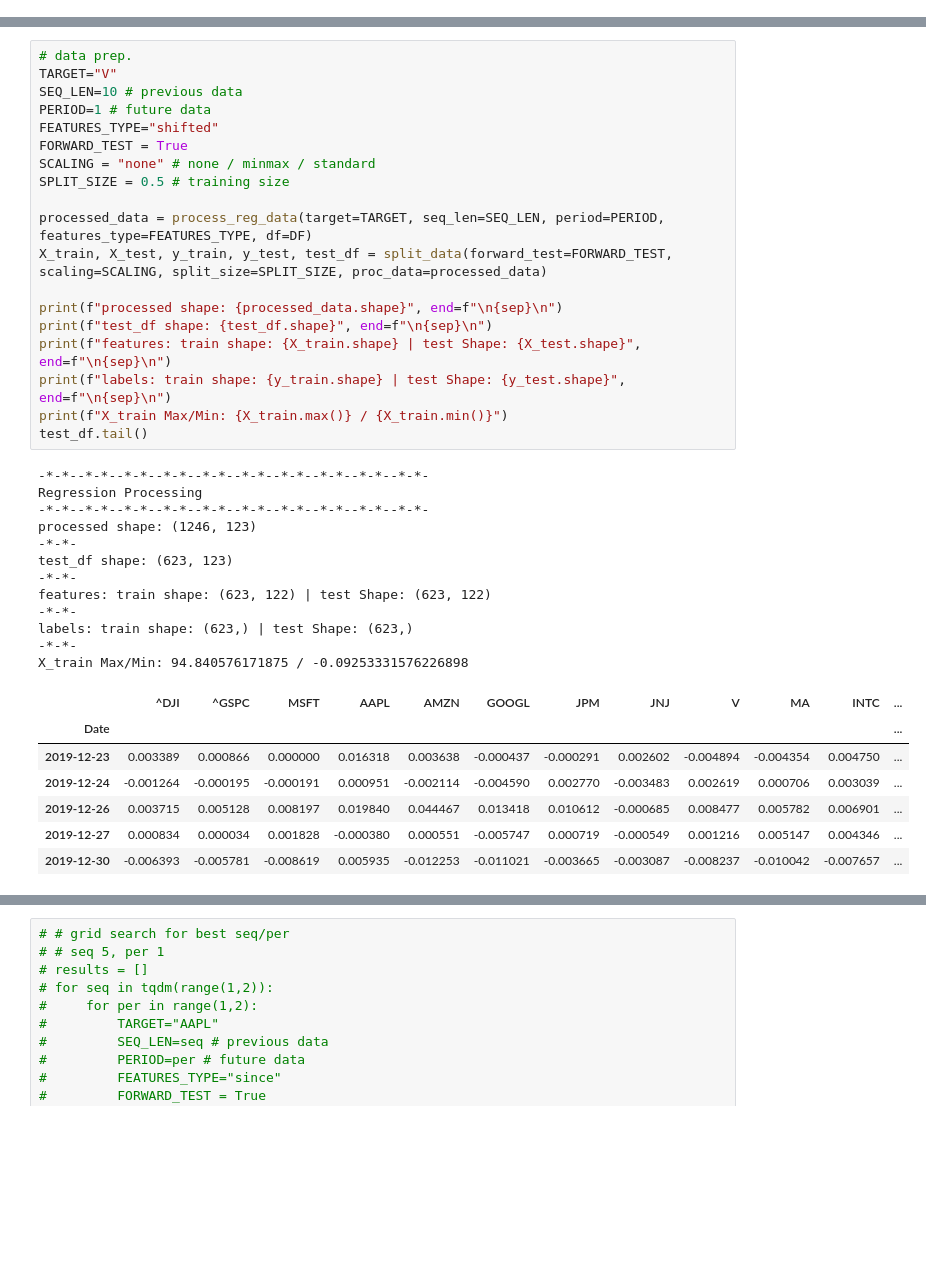
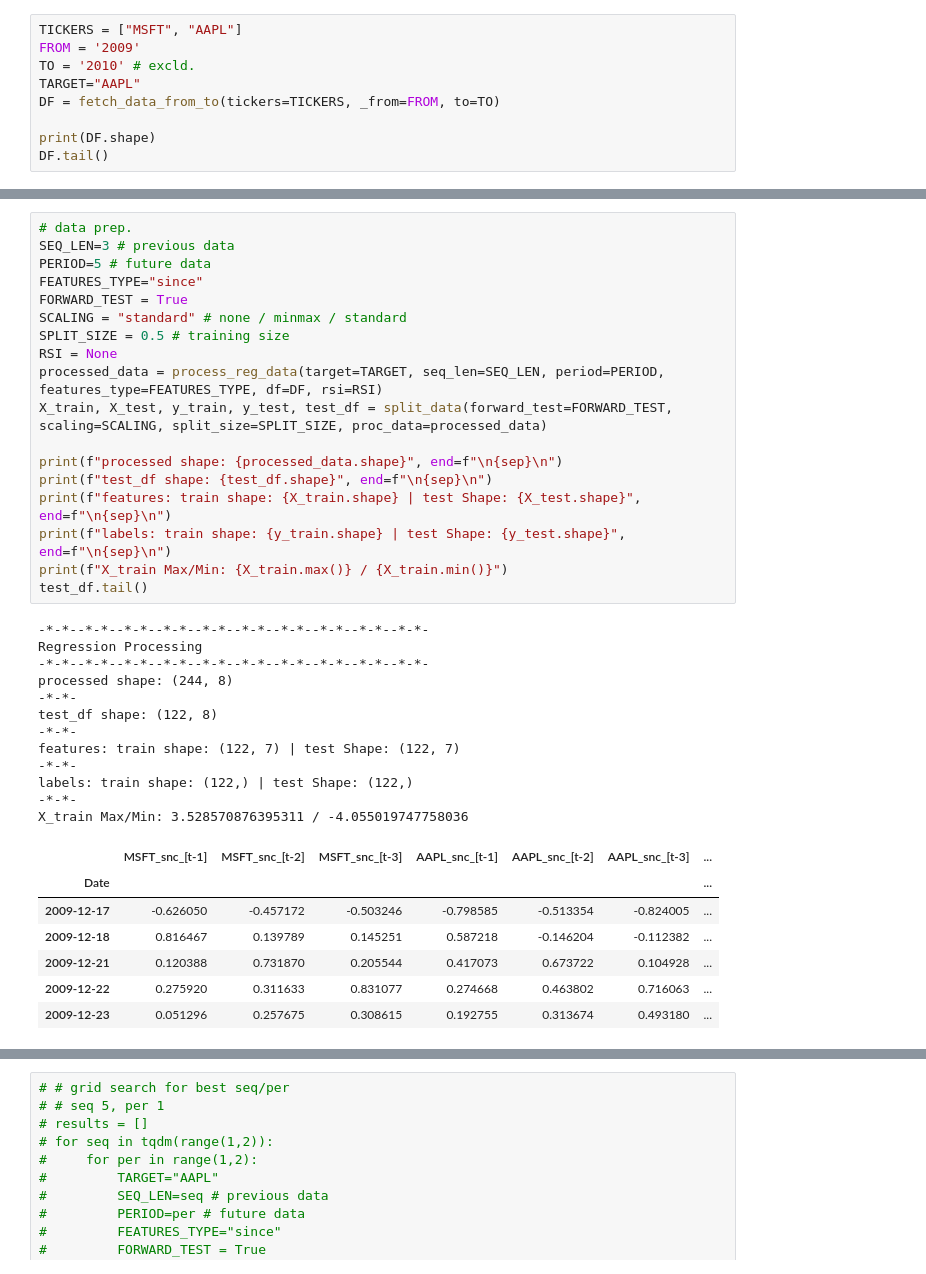
Before and after one commit to rezan21/Stock-Regression, a Jupyter notebook: Stock_Regression.ipynb, the cells around one changed output, grey strips where cells are left out. Cells and saved outputs as stored; diff of their text form; blank space fills up the shorter version.

```diff
--- a/Stock_Regression.ipynb
+++ b/Stock_Regression.ipynb
@@ -399,0 +330,9 @@ dtype: int64
+# %%
+TICKERS = ["MSFT", "AAPL"]
+FROM = '2009'
+TO = '2010' # excld.
+TARGET="AAPL"
+DF = fetch_data_from_to(tickers=TICKERS, _from=FROM, to=TO)
+
+print(DF.shape)
+DF.tail()
@@ -400,41 +352,40 @@ dtype: int64
 # %%
 # data prep.
-TARGET="V"
-SEQ_LEN=10 # previous data
-PERIOD=1 # future data
-FEATURES_TYPE="shifted"
+SEQ_LEN=3 # previous data
+PERIOD=5 # future data
+FEATURES_TYPE="since"
 FORWARD_TEST = True
-SCALING = "none" # none / minmax / standard
+SCALING = "standard" # none / minmax / standard
 SPLIT_SIZE = 0.5 # training size
-
-processed_data = process_reg_data(target=TARGET, seq_len=SEQ_LEN, period=PERIOD, features_type=FEATURES_TYPE, df=DF)
+RSI = None
+processed_data = process_reg_data(target=TARGET, seq_len=SEQ_LEN, period=PERIOD, features_type=FEATURES_TYPE, df=DF, rsi=RSI)
 X_train, X_test, y_train, y_test, test_df = split_data(forward_test=FORWARD_TEST, scaling=SCALING, split_size=SPLIT_SIZE, proc_data=processed_data)
 
 print(f"processed shape: {processed_data.shape}", end=f"\n{sep}\n")
 print(f"test_df shape: {test_df.shape}", end=f"\n{sep}\n")
 print(f"features: train shape: {X_train.shape} | test Shape: {X_test.shape}", end=f"\n{sep}\n")
 print(f"labels: train shape: {y_train.shape} | test Shape: {y_test.shape}", end=f"\n{sep}\n")
 print(f"X_train Max/Min: {X_train.max()} / {X_train.min()}")
 test_df.tail()
 # %% [output]
 -*-*--*-*--*-*--*-*--*-*--*-*--*-*--*-*--*-*--*-*-
 Regression Processing
 -*-*--*-*--*-*--*-*--*-*--*-*--*-*--*-*--*-*--*-*-
-processed shape: (1246, 123)
+processed shape: (244, 8)
 -*-*-
-test_df shape: (623, 123)
+test_df shape: (122, 8)
 -*-*-
-features: train shape: (623, 122) | test Shape: (623, 122)
+features: train shape: (122, 7) | test Shape: (122, 7)
 -*-*-
-labels: train shape: (623,) | test Shape: (623,)
+labels: train shape: (122,) | test Shape: (122,)
 -*-*-
-X_train Max/Min: 94.840576171875 / -0.09253331576226898
+X_train Max/Min: 3.528570876395311 / -4.055019747758036
-|  | ^DJI | ^GSPC | MSFT | AAPL | AMZN | GOOGL | JPM | JNJ | V | MA | INTC | ... |
-| Date |  |  |  |  |  |  |  |  |  |  |  | ... |
-| 2019-12-23 | 0.003389 | 0.000866 | 0.000000 | 0.016318 | 0.003638 | -0.000437 | -0.000291 | 0.002602 | -0.004894 | -0.004354 | 0.004750 | ... |
-| 2019-12-24 | -0.001264 | -0.000195 | -0.000191 | 0.000951 | -0.002114 | -0.004590 | 0.002770 | -0.003483 | 0.002619 | 0.000706 | 0.003039 | ... |
-| 2019-12-26 | 0.003715 | 0.005128 | 0.008197 | 0.019840 | 0.044467 | 0.013418 | 0.010612 | -0.000685 | 0.008477 | 0.005782 | 0.006901 | ... |
-| 2019-12-27 | 0.000834 | 0.000034 | 0.001828 | -0.000380 | 0.000551 | -0.005747 | 0.000719 | -0.000549 | 0.001216 | 0.005147 | 0.004346 | ... |
-| 2019-12-30 | -0.006393 | -0.005781 | -0.008619 | 0.005935 | -0.012253 | -0.011021 | -0.003665 | -0.003087 | -0.008237 | -0.010042 | -0.007657 | ... |
+|  | MSFT_snc_[t-1] | MSFT_snc_[t-2] | MSFT_snc_[t-3] | AAPL_snc_[t-1] | AAPL_snc_[t-2] | AAPL_snc_[t-3] | ... |
+| Date |  |  |  |  |  |  | ... |
+| 2009-12-17 | -0.626050 | -0.457172 | -0.503246 | -0.798585 | -0.513354 | -0.824005 | ... |
+| 2009-12-18 | 0.816467 | 0.139789 | 0.145251 | 0.587218 | -0.146204 | -0.112382 | ... |
+| 2009-12-21 | 0.120388 | 0.731870 | 0.205544 | 0.417073 | 0.673722 | 0.104928 | ... |
+| 2009-12-22 | 0.275920 | 0.311633 | 0.831077 | 0.274668 | 0.463802 | 0.716063 | ... |
+| 2009-12-23 | 0.051296 | 0.257675 | 0.308615 | 0.192755 | 0.313674 | 0.493180 | ... |
 # %%
 # models
```
Also changed, not shown: parts of 10 cells of this notebook.
